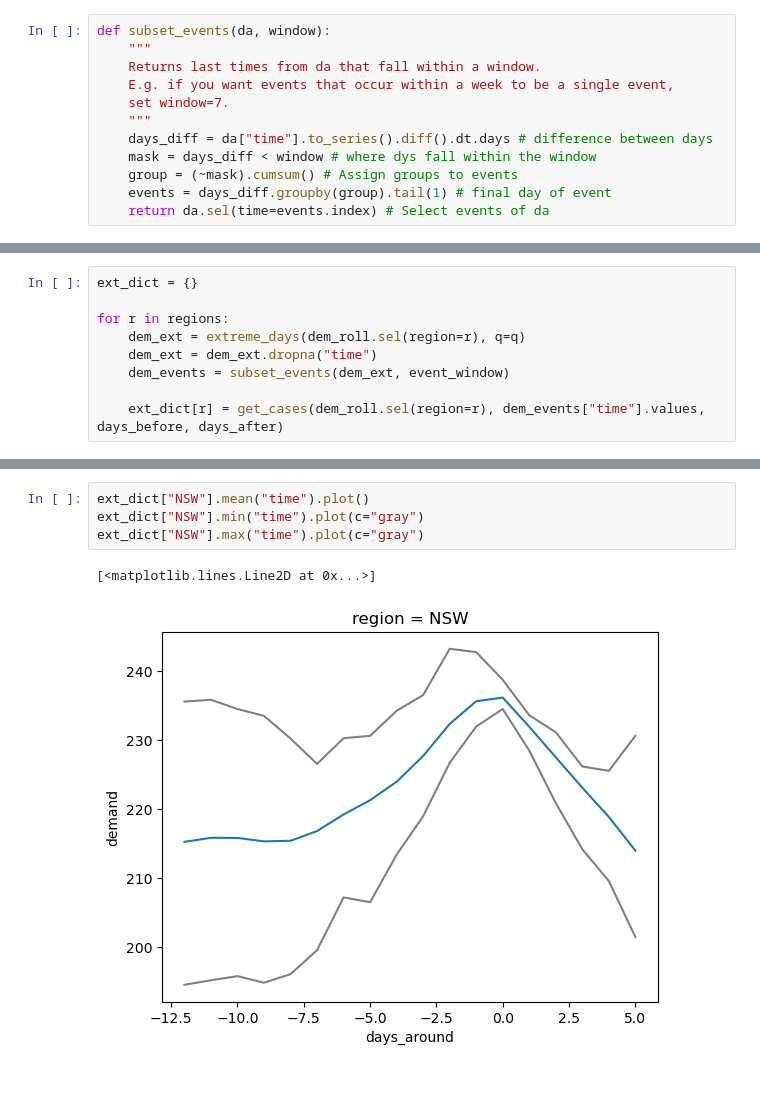
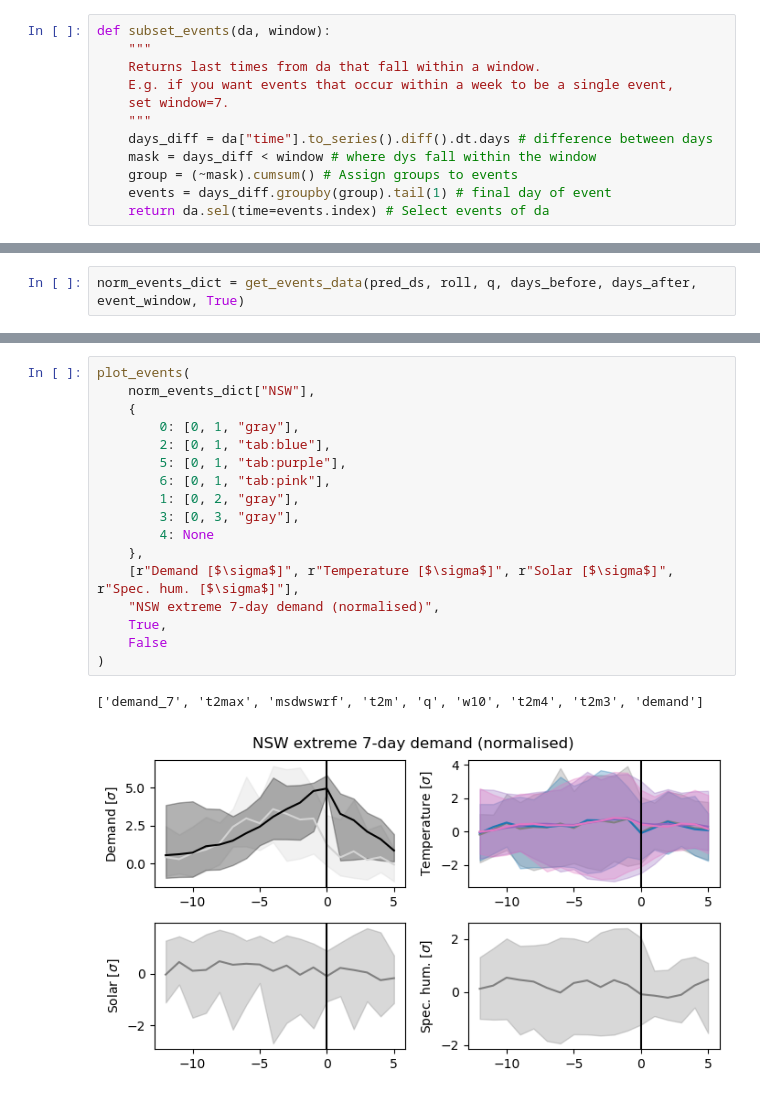
Before and after one commit to dougrichardson/demand_model, a Jupyter notebook: 15_analyse_NEM_ERA5.ipynb, the cells around one changed output, grey strips where cells are left out. Drawn from its saved outputs; the diff is of its cells as text.

Commit message:
Event plots

```diff
--- a/15_analyse_NEM_ERA5.ipynb
+++ b/15_analyse_NEM_ERA5.ipynb
@@ -617,9 +604,0 @@ print(q)
-# %%
-ext_dict = {}
-
-for r in regions:
-    dem_ext = extreme_days(dem_roll.sel(region=r), q=q)
-    dem_ext = dem_ext.dropna("time")
-    dem_events = subset_events(dem_ext, event_window)
-
-    ext_dict[r] = get_cases(dem_roll.sel(region=r), dem_events["time"].values, days_before, days_after)
@@ -625,0 +735,2 @@ for r in regions:
+# %%
+norm_events_dict = get_events_data(pred_ds, roll, q, days_before, days_after, event_window, True)
@@ -626,8 +797,21 @@ for r in regions:
 # %%
-ext_dict["NSW"].mean("time").plot()
-ext_dict["NSW"].min("time").plot(c="gray")
-ext_dict["NSW"].max("time").plot(c="gray")
+plot_events(
+    norm_events_dict["NSW"],
+    {
+        0: [0, 1, "gray"],
+        2: [0, 1, "tab:blue"],
+        5: [0, 1, "tab:purple"],
+        6: [0, 1, "tab:pink"],
+        1: [0, 2, "gray"],
+        3: [0, 3, "gray"],
+        4: None
+    },
+    [r"Demand [$\sigma$]", r"Temperature [$\sigma$]", r"Solar [$\sigma$]", r"Spec. hum. [$\sigma$]"],
+    "NSW extreme 7-day demand (normalised)",
+    True,
+    False
+)
 # %% [output]
-[<matplotlib.lines.Line2D at 0x...>]
+['demand_7', 't2max', 'msdwswrf', 't2m', 'q', 'w10', 't2m4', 't2m3', 'demand']
-[figure, old version]
+[figure, new version]
 # %%
```
Also changed, not shown: parts of 11 cells of this notebook.
